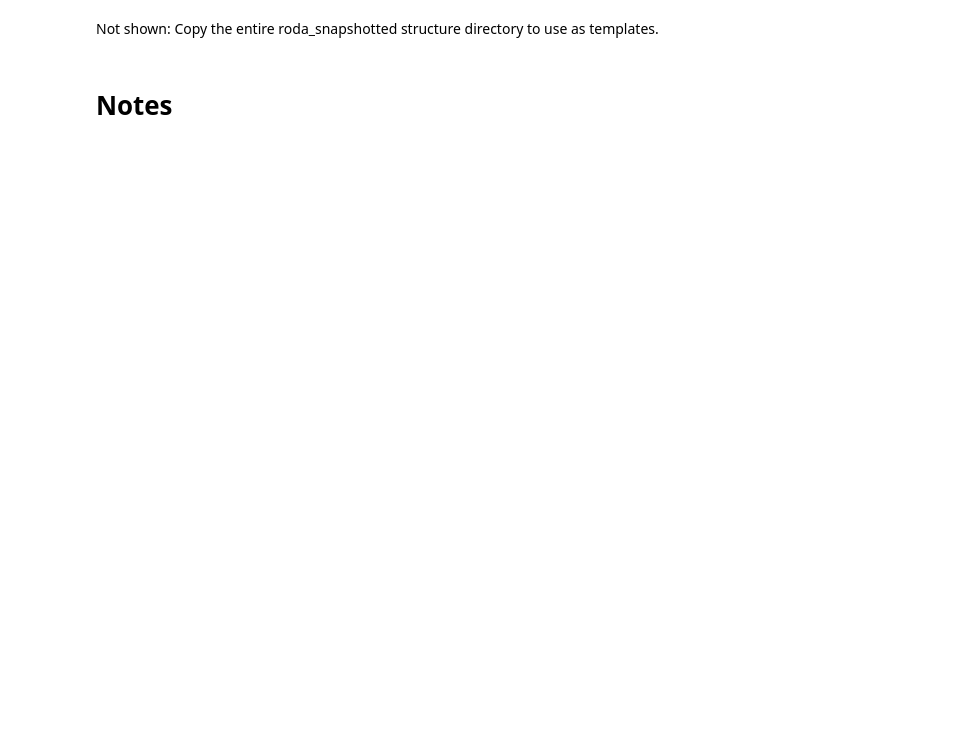
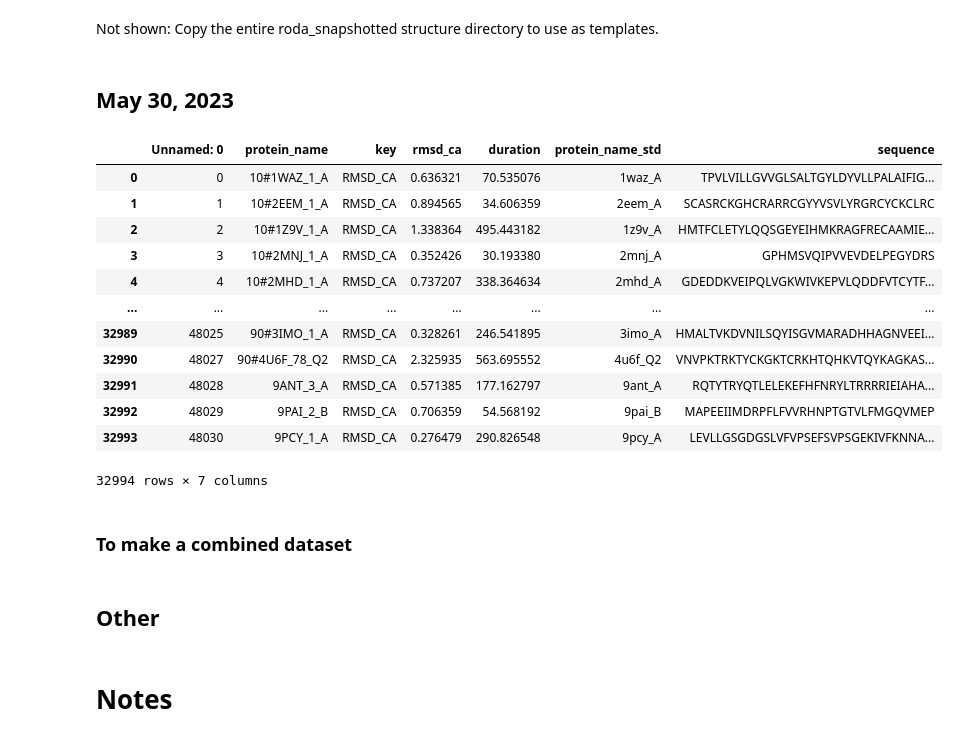
Before and after one commit to jonathanking/openfold, a Jupyter notebook: jk_research/notebooks/230510_selecting_forming_scnmin_data.ipynb, the cells around one changed output. Saved outputs shown, nothing was run; the diff lists cells and outputs as text; code cells hidden in the pictures; blank space fills up the shorter version.

```diff
--- a/jk_research/notebooks/230510_selecting_forming_scnmin_data.ipynb
+++ b/jk_research/notebooks/230510_selecting_forming_scnmin_data.ipynb
@@ -588,3 +607,24 @@ with Pool(64) as p:
 #     !ln -s {structure_source_dir}/{protein_name}.pdb {structure_target_dir}/{protein_name_std}.pdb
 # %% [markdown]
 Not shown: Copy the entire roda_snapshotted structure directory to use as templates.
+# %% [markdown]
+## May 30, 2023
+# %%
+df_filtered = pd.read_csv("df_lowrmsd_nonastral.csv")
+df_filtered
+# %% [output]
+|  | Unnamed: 0 | protein_name | key | rmsd_ca | duration | protein_name_std | sequence |
+| 0 | 0 | 10#1WAZ_1_A | RMSD_CA | 0.636321 | 70.535076 | 1waz_A | TPVLVILLGVVGLSALTGYLDYVLLPALAIFIG... |
+| 1 | 1 | 10#2EEM_1_A | RMSD_CA | 0.894565 | 34.606359 | 2eem_A | SCASRCKGHCRARRCGYYVSVLYRGRCYCKCLRC |
+| 2 | 2 | 10#1Z9V_1_A | RMSD_CA | 1.338364 | 495.443182 | 1z9v_A | HMTFCLETYLQQSGEYEIHMKRAGFRECAAMIE... |
+| 3 | 3 | 10#2MNJ_1_A | RMSD_CA | 0.352426 | 30.193380 | 2mnj_A | GPHMSVQIPVVEVDELPEGYDRS |
+| 4 | 4 | 10#2MHD_1_A | RMSD_CA | 0.737207 | 338.364634 | 2mhd_A | GDEDDKVEIPQLVGKWIVKEPVLQDDFVTCYTF... |
+| ... | ... | ... | ... | ... | ... | ... | ... |
+| 32989 | 48025 | 90#3IMO_1_A | RMSD_CA | 0.328261 | 246.541895 | 3imo_A | HMALTVKDVNILSQYISGVMARADHHAGNVEEI... |
+| 32990 | 48027 | 90#4U6F_78_Q2 | RMSD_CA | 2.325935 | 563.695552 | 4u6f_Q2 | VNVPKTRKTYCKGKTCRKHTQHKVTQYKAGKAS... |
+| 32991 | 48028 | 9ANT_3_A | RMSD_CA | 0.571385 | 177.162797 | 9ant_A | RQTYTRYQTLELEKEFHFNRYLTRRRRIEIAHA... |
+| 32992 | 48029 | 9PAI_2_B | RMSD_CA | 0.706359 | 54.568192 | 9pai_B | MAPEEIIMDRPFLFVVRHNPTGTVLFMGQVMEP |
+| 32993 | 48030 | 9PCY_1_A | RMSD_CA | 0.276479 | 290.826548 | 9pcy_A | LEVLLGSGDGSLVFVPSEFSVPSGEKIVFKNNA... |
+32994 rows × 7 columns
+# %% [markdown]
+### To make a combined dataset
@@ -591,3 +674,5 @@ Not shown: Copy the entire roda_snapshotted structure directory to use as templa
+# %% [markdown]
+## Other
 # %%
 # Save the filtered datafrom
 df_filtered.to_csv("lowrmsd_filtered.csv", index=False)
```
Also changed, not shown: parts of 10 cells of this notebook, 6 other files.
